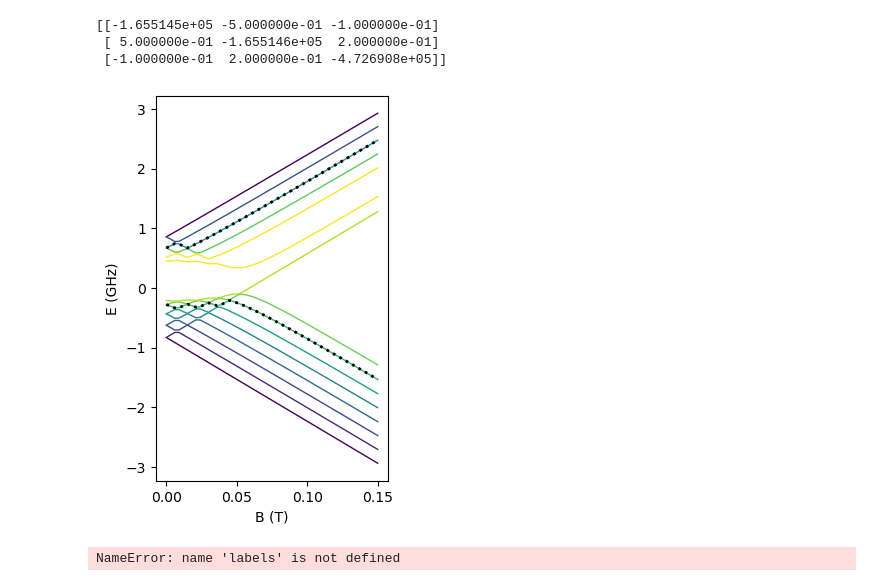
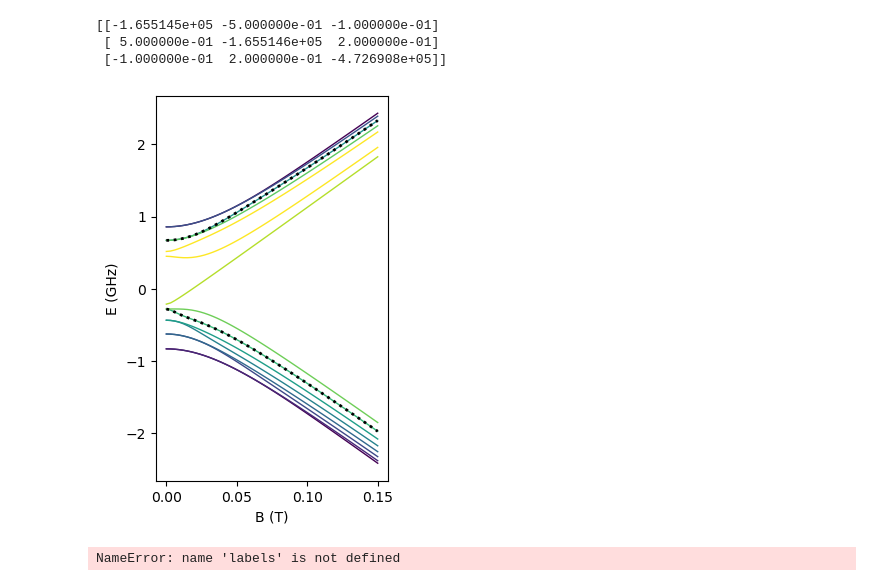
Before and after one commit to aoneillmark/Capstone, a Jupyter notebook: VOTPP folder/WIP Notebooks/VOTPP multiple central spins.ipynb, the cells around one changed output. Saved outputs shown, nothing was run; the diff lists cells and outputs as text; code cells hidden in the pictures.

Commit message:
Reproduced energy diagram with B along x direction

```diff
--- a/VOTPP folder/WIP Notebooks/VOTPP multiple central spins.ipynb
+++ b/VOTPP folder/WIP Notebooks/VOTPP multiple central spins.ipynb
@@ -143,27 +142,27 @@ print(cen.imap[0, 1]) # in kHz
 # %%
 ens = []
 ms = np.linspace(0, 1500, 51)  # applied magnetic field
 for mf in ms:
-    cen.generate_states([0,0, mf])
+    cen.generate_states([mf, 0, 0]) # APPLIED ALONG THE X DIRECTION
     ens.append(cen.energies)
 
 ens = np.asarray(ens)
 
 lowerdf = pd.DataFrame(ens[:, :10]/1e6, index=ms/1e4,
                        columns=np.arange(10))
 higherdf = pd.DataFrame(ens[:, :10:-1]/1e6, index=ms/1e4,
                         columns=np.arange(11, ens.shape[1])[::-1])
 
 fig, ax = plt.subplots(figsize=(3,5))
 
 lowerdf.plot(ax=ax, cmap='viridis', legend=False, lw=1)
 higherdf.plot(ax=ax, cmap='viridis', legend=False, lw=1)
 lowerdf[6].plot(ax=ax, color='black', ls=':', lw=2)
 higherdf[13].plot(ax=ax, color='black', ls=':', lw=2)
 ax.set(xlabel='B (T)', ylabel='E (GHz)', )
 plt.show()
 # %% [output]
-[figure, old version]
+[figure, new version]
 # %%
 # Simulation parameters
 nb=10
```
Also changed, not shown: parts of 2 cells of this notebook.
